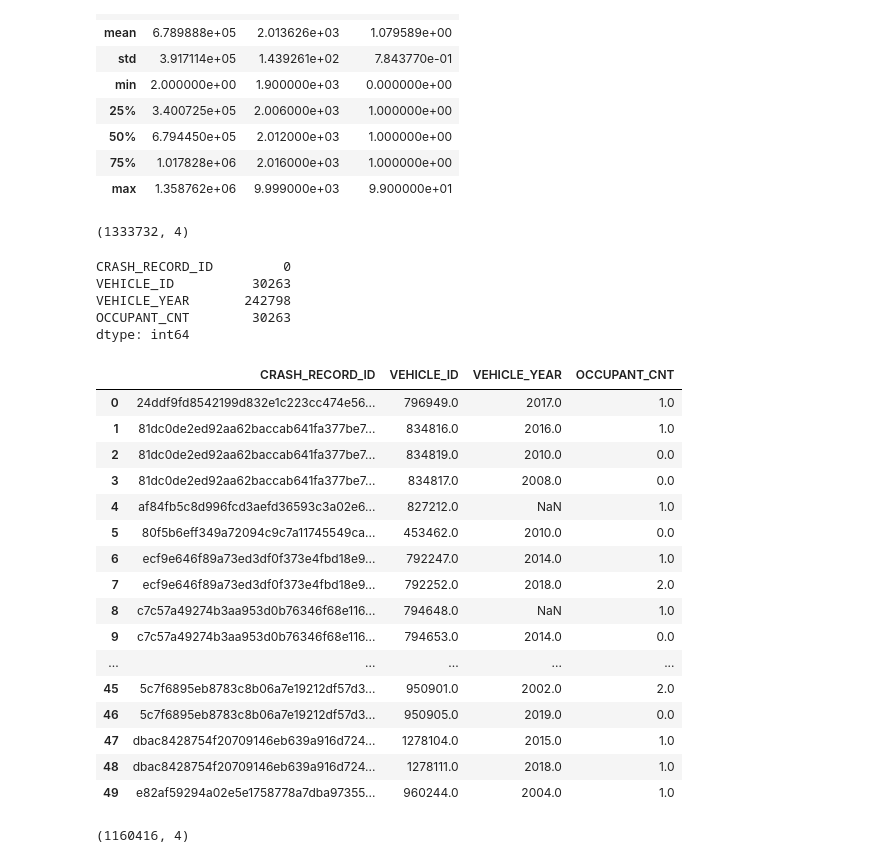
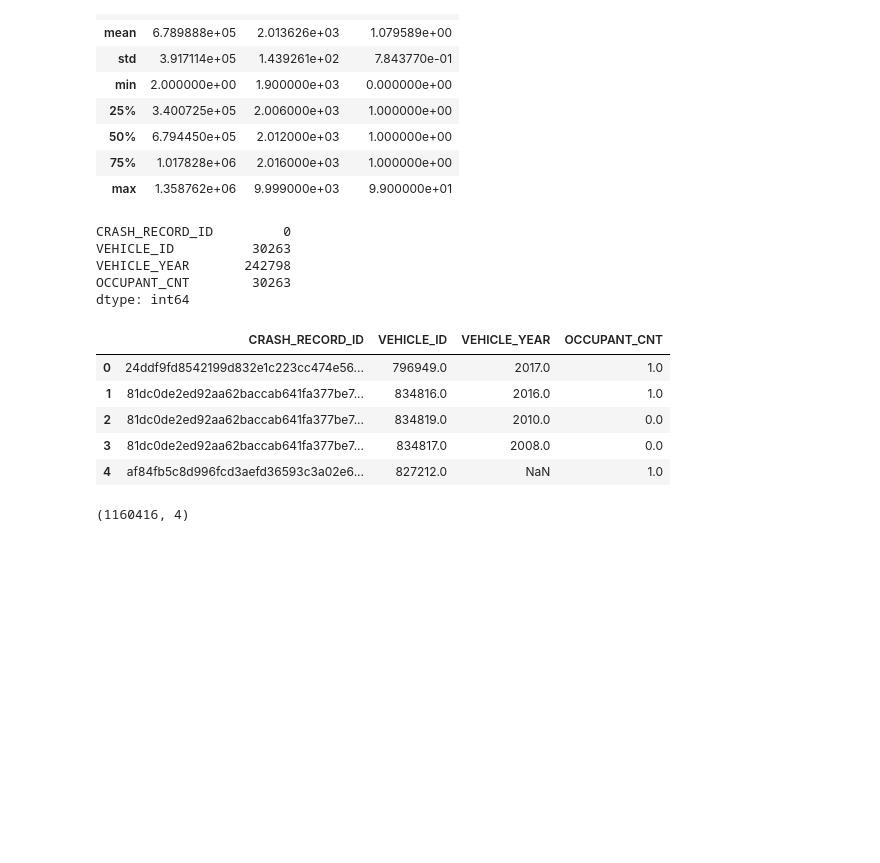
Before and after one commit to Milgha/Phase3-Project, a Jupyter notebook: Milad_Notebook.ipynb, the cells around one changed output. Drawn from its saved outputs; the diff is of its cells as text; code cells hidden in the pictures; blank space fills up the shorter version.

```diff
--- a/Milad_Notebook.ipynb
+++ b/Milad_Notebook.ipynb
@@ -308,10 +264,6 @@ df_vehicles_drop.describe()
 # %%
 # Dropping rows with vehicle year bigger than 2022 and below 1970
 df_vehicles_drop1 = df_vehicles_drop[(df_vehicles_drop['VEHICLE_YEAR'] >= 1970) & (df_vehicles_drop['VEHICLE_YEAR'] <= 2022) | (df_vehicles_drop['VEHICLE_YEAR'].isna())]
-# %%
-df_vehicles_drop1.shape
-# %% [output]
-(1333732, 4)
 # %%
 pd.set_option('display.max_rows', 100)
 df_vehicles_drop1.isna().sum()
@@ -323,25 +275,14 @@ OCCUPANT_CNT        30263
 dtype: int64
 # %%
 pd.set_option('display.max_rows', 100)
-df_vehicles_drop1.head(50)
+df_vehicles_drop1.head()
 # %% [output]
 |  | CRASH_RECORD_ID | VEHICLE_ID | VEHICLE_YEAR | OCCUPANT_CNT |
 | 0 | 24ddf9fd8542199d832e1c223cc474e56... | 796949.0 | 2017.0 | 1.0 |
 | 1 | 81dc0de2ed92aa62baccab641fa377be7... | 834816.0 | 2016.0 | 1.0 |
 | 2 | 81dc0de2ed92aa62baccab641fa377be7... | 834819.0 | 2010.0 | 0.0 |
 | 3 | 81dc0de2ed92aa62baccab641fa377be7... | 834817.0 | 2008.0 | 0.0 |
 | 4 | af84fb5c8d996fcd3aefd36593c3a02e6... | 827212.0 | NaN | 1.0 |
-| 5 | 80f5b6eff349a72094c9c7a11745549ca... | 453462.0 | 2010.0 | 0.0 |
-| 6 | ecf9e646f89a73ed3df0f373e4fbd18e9... | 792247.0 | 2014.0 | 1.0 |
-| 7 | ecf9e646f89a73ed3df0f373e4fbd18e9... | 792252.0 | 2018.0 | 2.0 |
-| 8 | c7c57a49274b3aa953d0b76346f68e116... | 794648.0 | NaN | 1.0 |
-| 9 | c7c57a49274b3aa953d0b76346f68e116... | 794653.0 | 2014.0 | 0.0 |
-| ... | ... | ... | ... | ... |
-| 45 | 5c7f6895eb8783c8b06a7e19212df57d3... | 950901.0 | 2002.0 | 2.0 |
-| 46 | 5c7f6895eb8783c8b06a7e19212df57d3... | 950905.0 | 2019.0 | 0.0 |
-| 47 | dbac8428754f20709146eb639a916d724... | 1278104.0 | 2015.0 | 1.0 |
-| 48 | dbac8428754f20709146eb639a916d724... | 1278111.0 | 2018.0 | 1.0 |
-| 49 | e82af59294a02e5e1758778a7dba97355... | 960244.0 | 2004.0 | 1.0 |
 # %%
 # Dropping Vehicles with 0 Occupant (Parked Cars)
 df_vehicles_w_occ = df_vehicles_drop1[df_vehicles_drop.OCCUPANT_CNT != 0.0]
```
Also changed, not shown: parts of 42 cells of this notebook.
